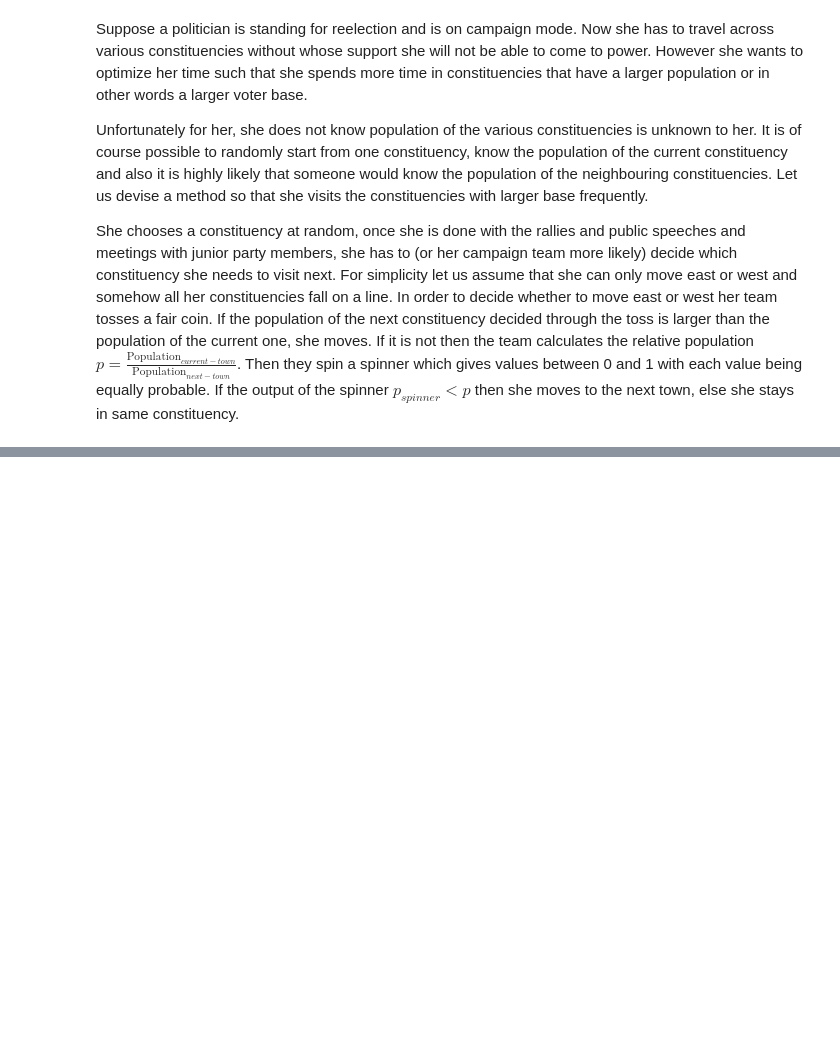
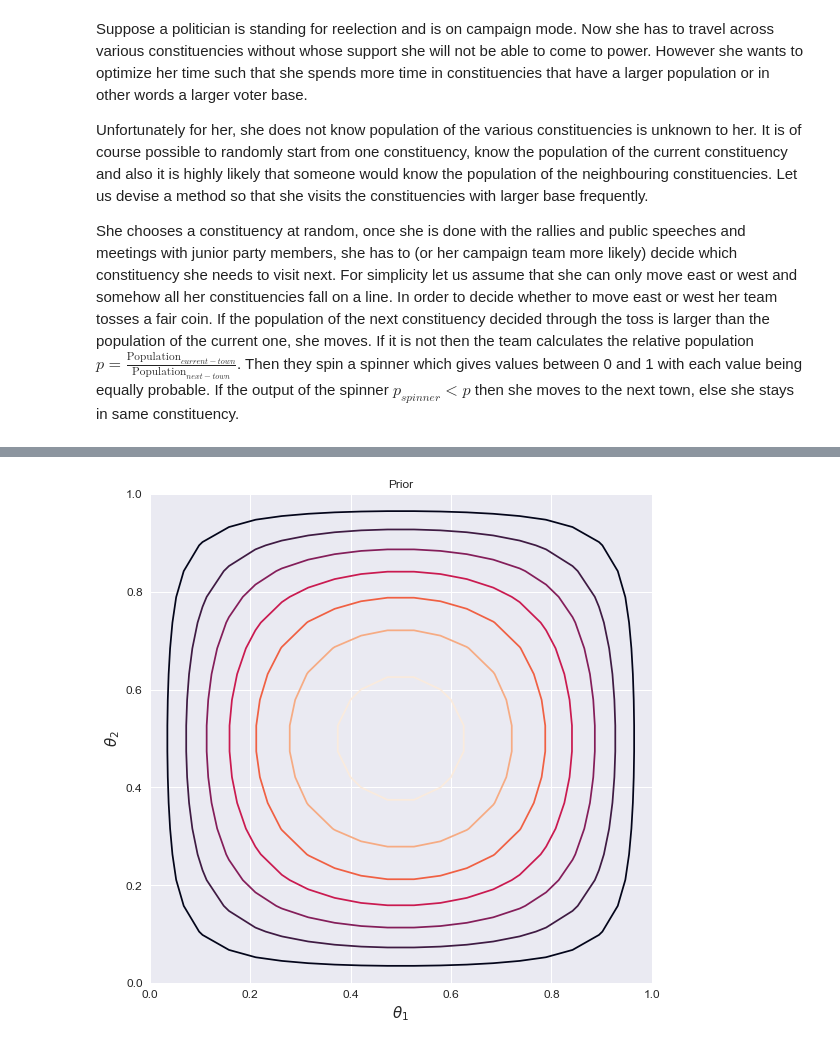
Before and after one commit to nathdipankar/Bayesian-Statistics, a Jupyter notebook: Markov Chain Monte Carlo/Markov Chain Monte Carlo .ipynb, the cells around one changed output, grey strips where cells are left out. Saved outputs shown, nothing was run; the diff lists cells and outputs as text; code cells hidden in the pictures; blank space fills up the shorter version.

```diff
--- a/Markov Chain Monte Carlo/Markov Chain Monte Carlo .ipynb
+++ b/Markov Chain Monte Carlo/Markov Chain Monte Carlo .ipynb
@@ -95,0 +41,10 @@ np.random.uniform()
+# %%
+fig,ax = plt.subplots(1,1, figsize = (9, 9))
+ax.contour(X, Y, stats.beta.pdf(X,2,2)*stats.beta.pdf(Y,2,2))
+ax.set_xlabel(r'$\theta_1$', fontsize = 15)
+ax.set_ylabel(r'$\theta_2$', fontsize = 15)
+ax.tick_params(axis = 'both', labelsize = 12)
+ax.set_title('Prior')
+ax.set_axis_on()
+# %% [output]
+[figure, added]
```
Also changed, not shown: parts of 26 cells of this notebook, 1 other file.
